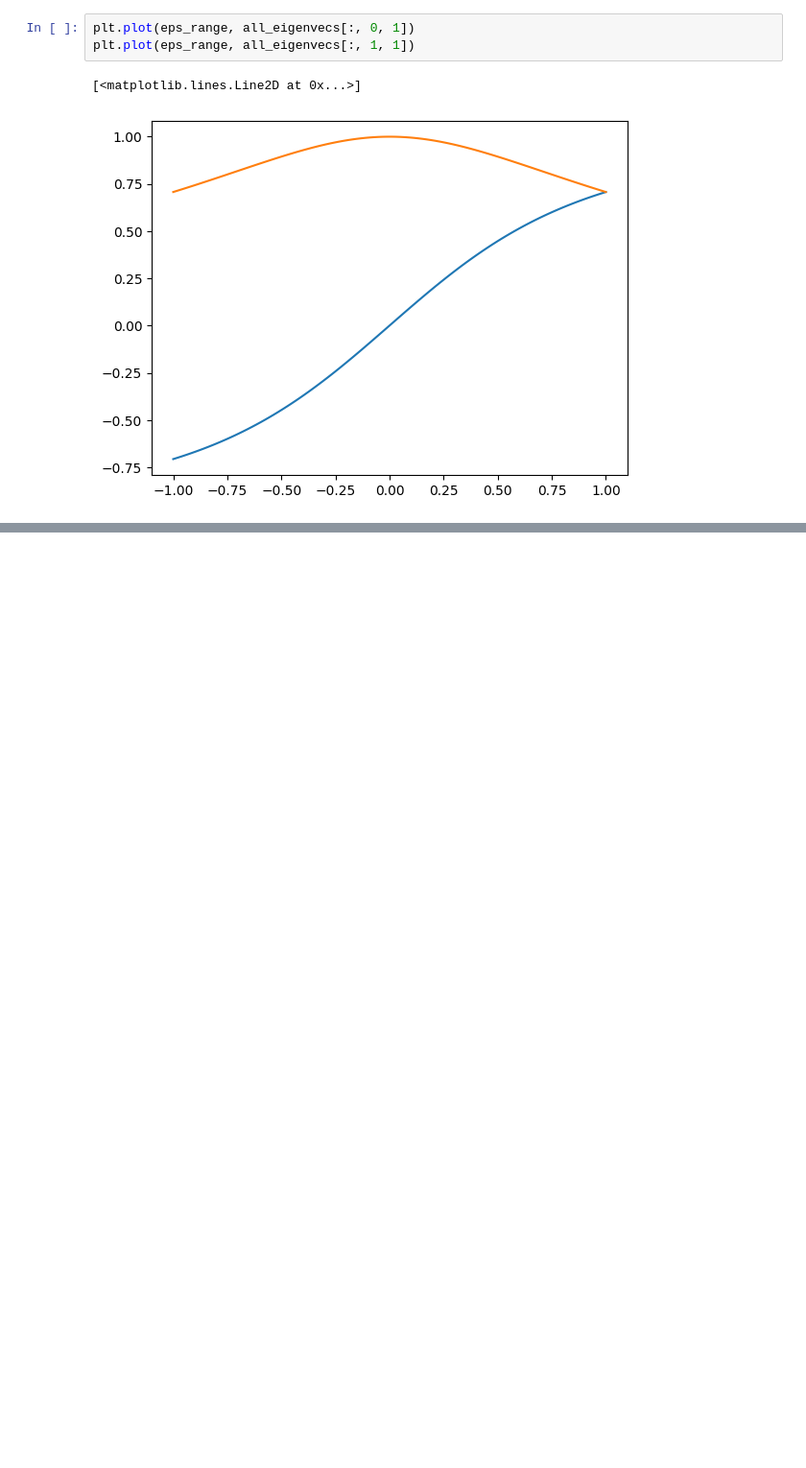
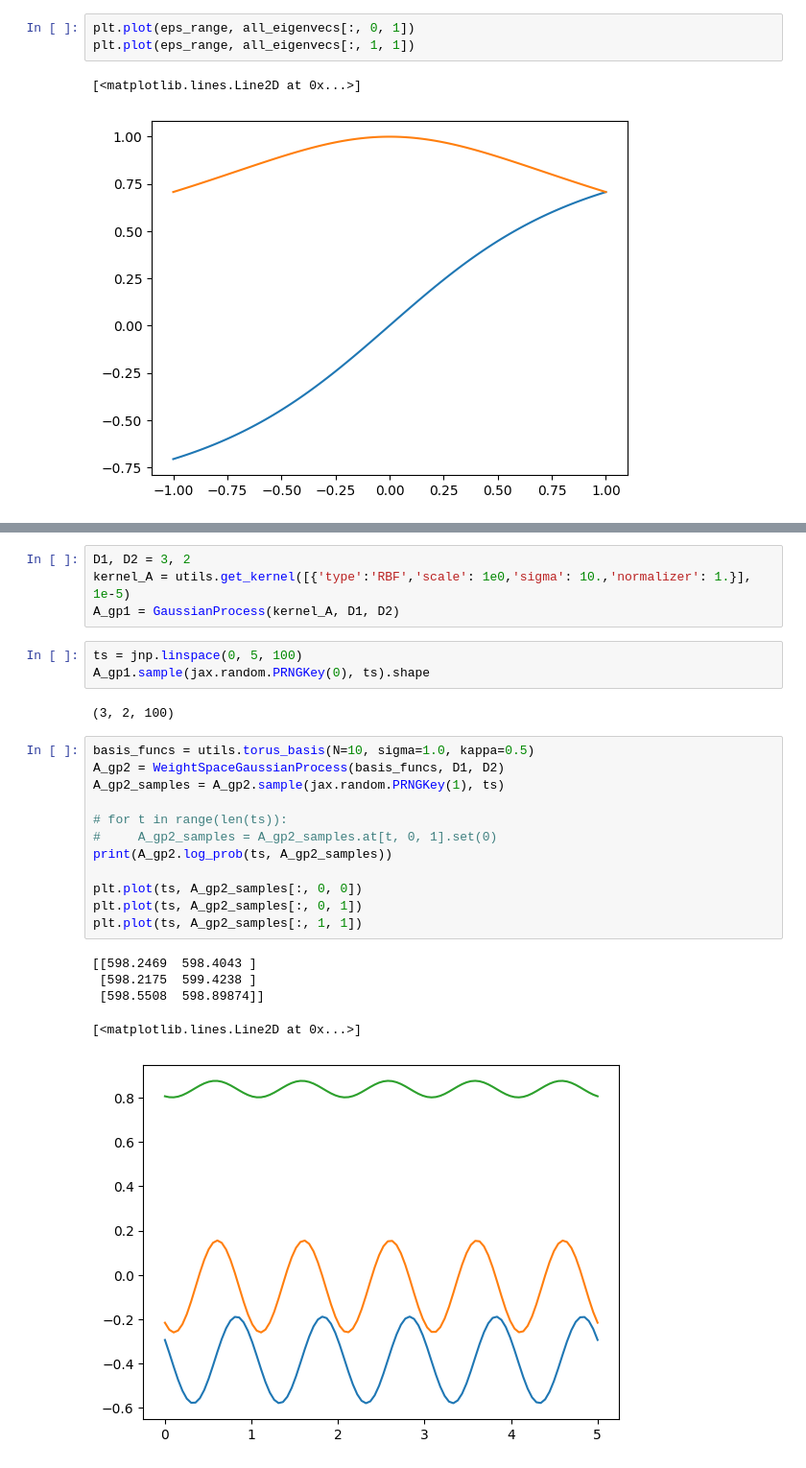
Before and after one commit to neurostatslab/clds, a Jupyter notebook: notebooks/scratch.ipynb, the cells around one changed output, grey strips where cells are left out. Shown at 96% size. Cells and saved outputs as stored; diff of their text form; blank space fills up the shorter version.

```diff
--- a/notebooks/scratch.ipynb
+++ b/notebooks/scratch.ipynb
@@ -33,0 +43,27 @@ plt.plot(eps_range, all_eigenvecs[:, 1, 1])
+# %%
+D1, D2 = 3, 2
+kernel_A = utils.get_kernel([{'type':'RBF','scale': 1e0,'sigma': 10.,'normalizer': 1.}], 1e-5)
+A_gp1 = GaussianProcess(kernel_A, D1, D2)
+# %%
+ts = jnp.linspace(0, 5, 100)
+A_gp1.sample(jax.random.PRNGKey(0), ts).shape
+# %% [output]
+(3, 2, 100)
+# %%
+basis_funcs = utils.torus_basis(N=10, sigma=1.0, kappa=0.5)
+A_gp2 = WeightSpaceGaussianProcess(basis_funcs, D1, D2)
+A_gp2_samples = A_gp2.sample(jax.random.PRNGKey(1), ts)
+
+# for t in range(len(ts)):
+#     A_gp2_samples = A_gp2_samples.at[t, 0, 1].set(0)
+print(A_gp2.log_prob(ts, A_gp2_samples))
+
+plt.plot(ts, A_gp2_samples[:, 0, 0])
+plt.plot(ts, A_gp2_samples[:, 0, 1])
+plt.plot(ts, A_gp2_samples[:, 1, 1])
+# %% [output]
+[[598.2469  598.4043 ]
+ [598.2175  599.4238 ]
+ [598.5508  598.89874]]
+[<matplotlib.lines.Line2D at 0x...>]
+[figure, added]
```
Also changed, not shown: parts of 3 cells of this notebook, 2 other files.
